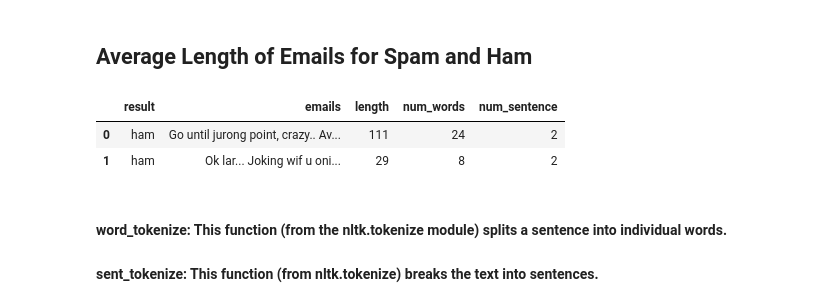
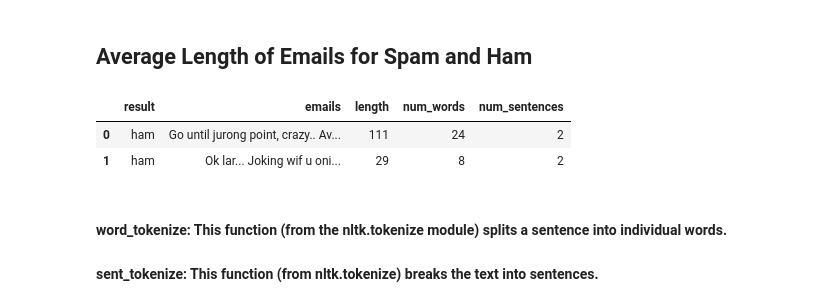
Before and after one commit to seli33/spam-detection, a Jupyter notebook: spam.ipynb, the cells around one changed output. Drawn from its saved outputs; the diff is of its cells as text; code cells hidden in the pictures.

```diff
--- a/spam.ipynb
+++ b/spam.ipynb
@@ -137,10 +137,10 @@ plt.show()
 # %%
 data['length']=data['emails'].apply(len)
 data['num_words']=data['emails'].apply(word_tokenize).apply(len)
-data['num_sentence'] = data['emails'].apply(sent_tokenize).apply(len)
+data['num_sentences'] = data['emails'].apply(sent_tokenize).apply(len)
 data.head(2)
 # %% [output]
-|  | result | emails | length | num_words | num_sentence |
+|  | result | emails | length | num_words | num_sentences |
 | 0 | ham | Go until jurong point, crazy.. Av... | 111 | 24 | 2 |
 | 1 | ham | Ok lar... Joking wif u oni... | 29 | 8 | 2 |
 # %% [markdown]
```
Also changed, not shown: parts of 16 cells of this notebook.
